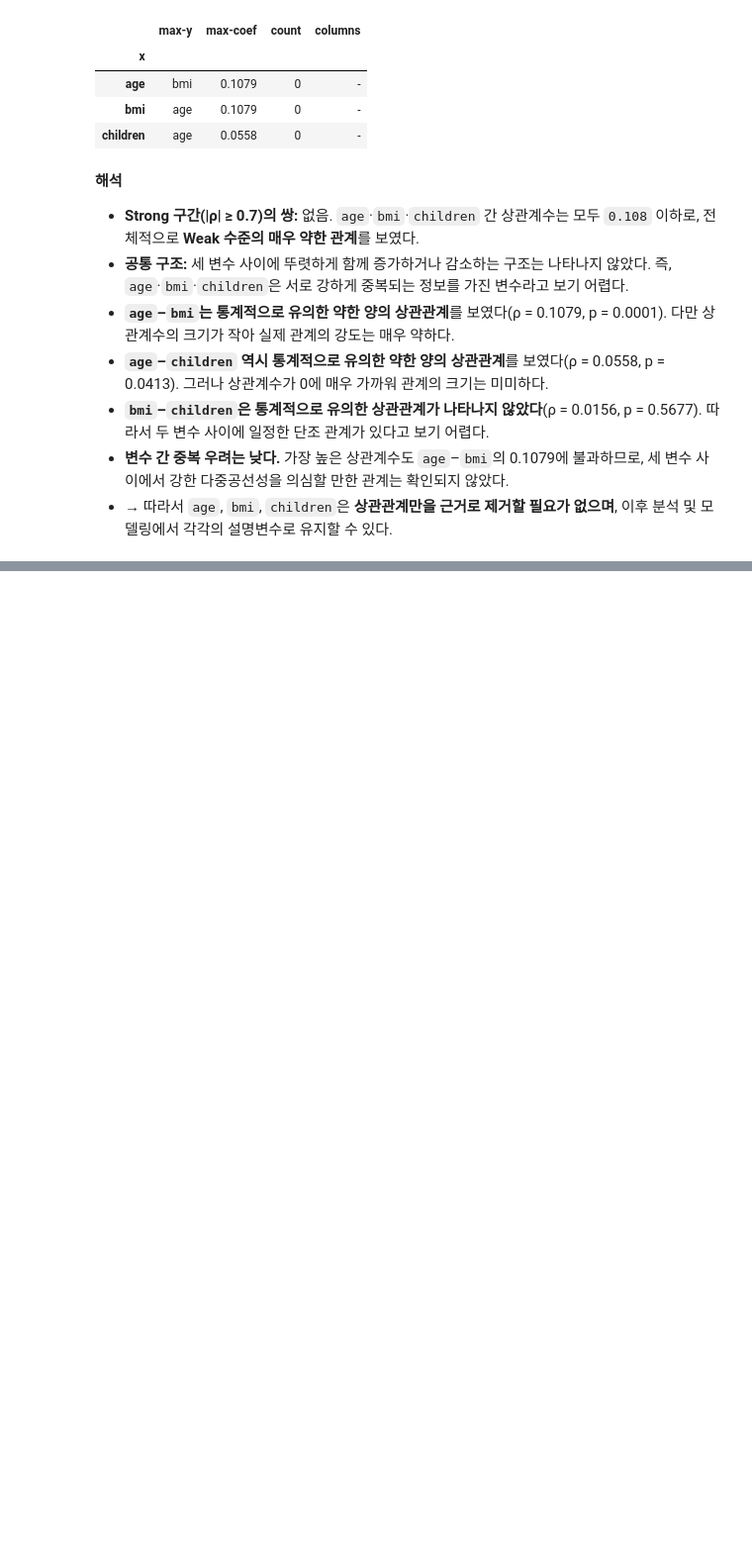
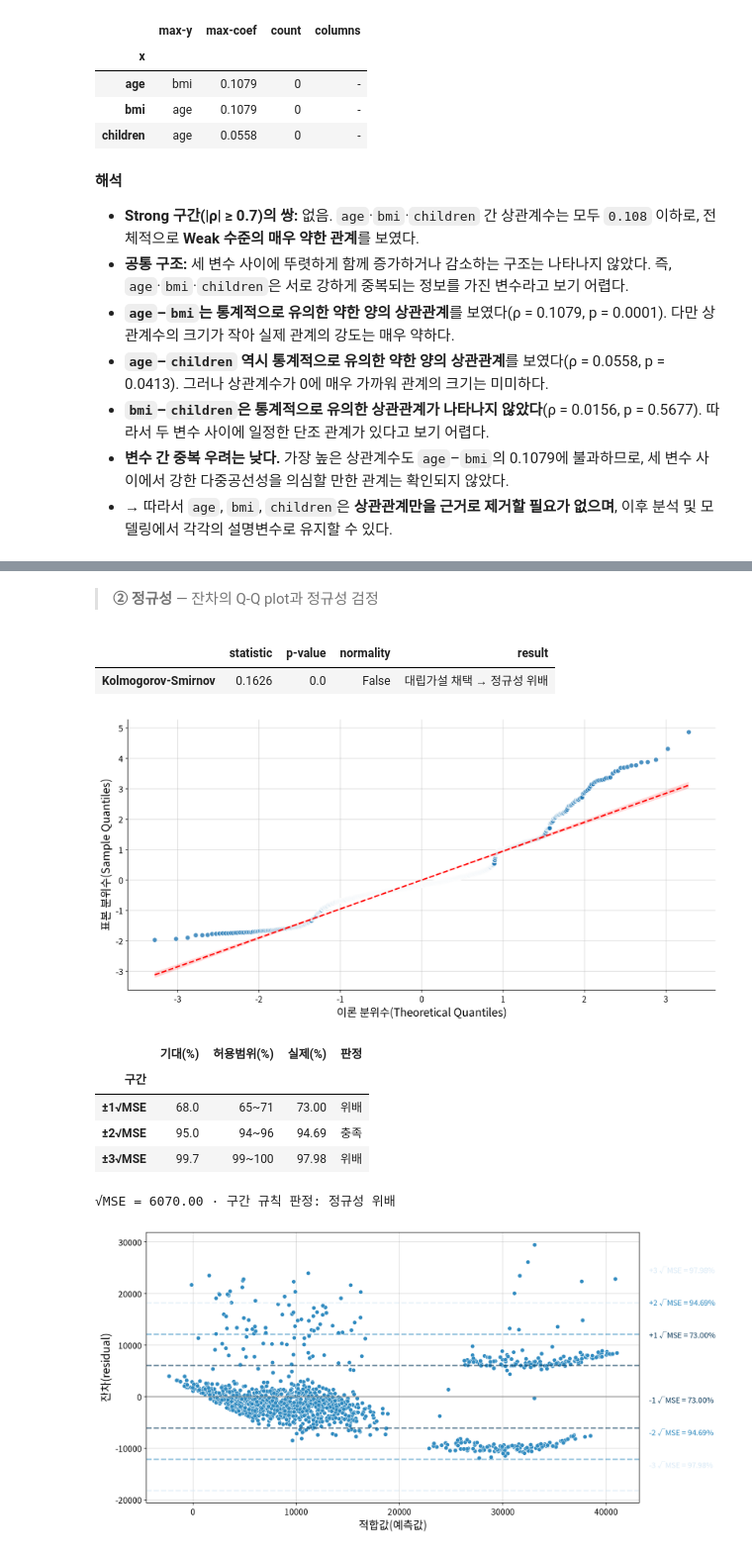
Before and after one commit to jihye-23/Data-Analysis-Portfolio, a Jupyter notebook: 02_[선형회귀]_보험료_결정요인/Insurance 보험료 분석.ipynb, the cells around one changed output, grey strips where cells are left out. Shown at 99% size. Cells and saved outputs as stored; diff of their text form; code cells hidden in the pictures; blank space fills up the shorter version.

```diff
--- a/02_[선형회귀]_보험료_결정요인/Insurance 보험료 분석.ipynb
+++ b/02_[선형회귀]_보험료_결정요인/Insurance 보험료 분석.ipynb
@@ -818,0 +917,15 @@ my_stats.correlation_summary(corr)
+# %% [markdown]
+> **② 정규성** — 잔차의 Q-Q plot과 정규성 검정
+# %%
+my_ols.test_normal(final_fit)
+# %% [output]
+|  | statistic | p-value | normality | result |
+| Kolmogorov-Smirnov | 0.1626 | 0.0 | False | 대립가설 채택 → 정규성 위배 |
+[figure, added]
+|  | 기대(%) | 허용범위(%) | 실제(%) | 판정 |
+| 구간 |  |  |  |  |
+| ±1√MSE | 68.0 | 65~71 | 73.00 | 위배 |
+| ±2√MSE | 95.0 | 94~96 | 94.69 | 충족 |
+| ±3√MSE | 99.7 | 99~100 | 97.98 | 위배 |
+√MSE = 6070.00 · 구간 규칙 판정: 정규성 위배
+[figure, added]
```
Also changed, not shown: parts of 34 cells of this notebook.
